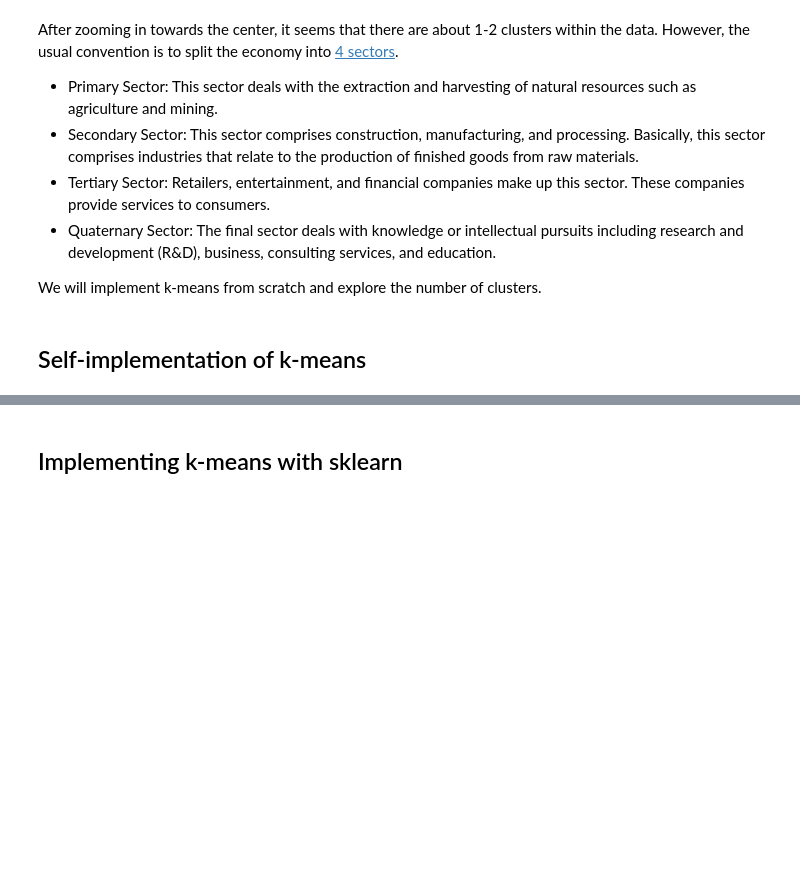
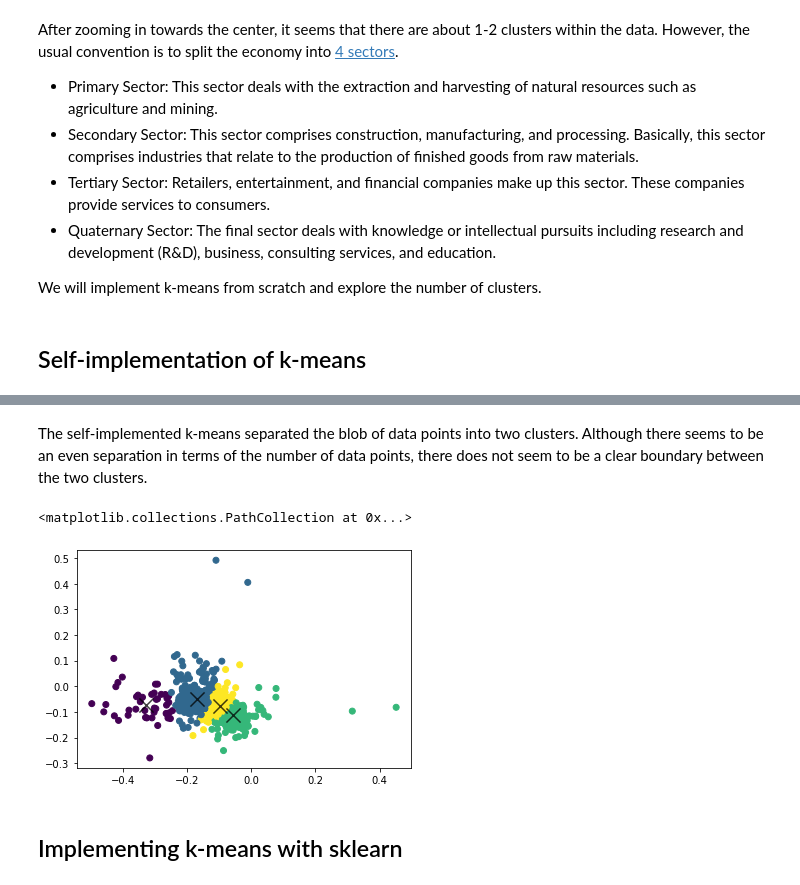
Before and after one commit to comp-machine-learning-fall2022/portfolio-tianshu-zhang, a Jupyter notebook: sector-clustering/Corporate Sector Clustering.ipynb, the cells around one changed output, grey strips where cells are left out. Saved outputs shown, nothing was run; the diff lists cells and outputs as text; code cells hidden in the pictures; blank space fills up the shorter version.

```diff
--- a/sector-clustering/Corporate Sector Clustering.ipynb
+++ b/sector-clustering/Corporate Sector Clustering.ipynb
@@ -119,2 +153,14 @@ We will implement k-means from scratch and explore the number of clusters.
+# %% [markdown]
+The self-implemented k-means separated the blob of data points into two clusters. Although there seems to be an even separation in terms of the number of data points, there does not seem to be a clear boundary between the two clusters.
+# %%
+# visualize the datapoints with four clusters
+centers4 = my_kmeans(corporate2Dnew2, 4, 1)[0]
+label4 = my_kmeans(corporate2Dnew2, 4, 1)[1]
+
+plt.scatter(corporate2Dnew2[:,0], corporate2Dnew2[:,1], c=label4)
+plt.scatter(centers4[:, 0], centers4[:, 1], c='black', marker="x", s=200, alpha=0.75)
+# %% [output]
+<matplotlib.collections.PathCollection at 0x...>
+[figure, added]
 # %% [markdown]
 ## Implementing k-means with sklearn
```
Also changed, not shown: parts of 6 cells of this notebook, 2 other files.
